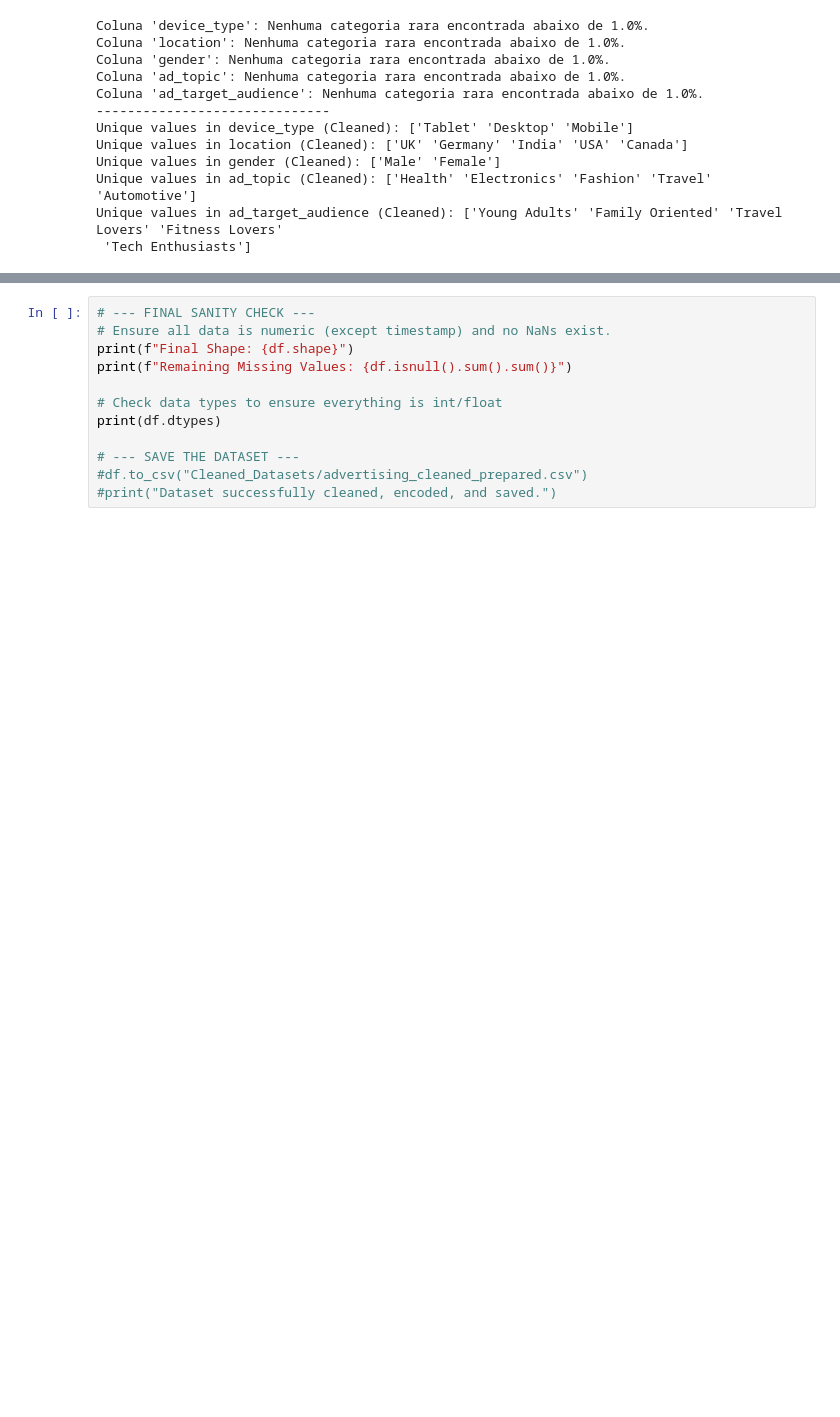
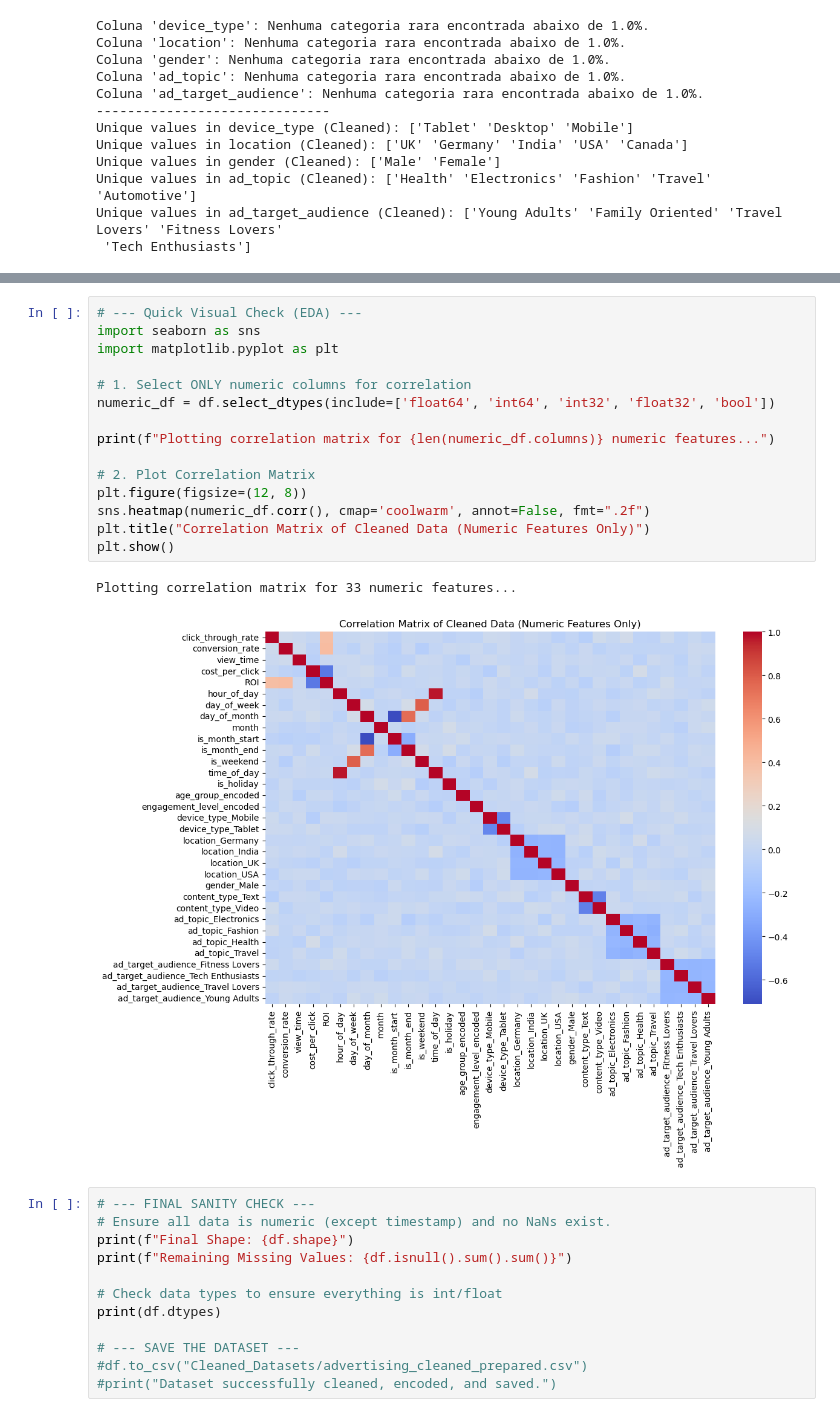
Before and after one commit to 1220823/Viralytics-Desafio-2, a Jupyter notebook: Limpeza_Advertising.ipynb, the cells around one changed output, grey strips where cells are left out. Saved outputs shown, nothing was run; the diff lists cells and outputs as text; blank space fills up the shorter version.

```diff
--- a/Limpeza_Advertising.ipynb
+++ b/Limpeza_Advertising.ipynb
@@ -252,6 +317,24 @@ Encoding Complete. Final Column Count: 33
 | 3 | 0.123995 | 0.0332 | 55 | 1.20 | 0.34 | 14 | 6 | ... |
 | 4 | 0.044757 | 0.1258 | 40 | 0.67 | 0.84 | 9 | 4 | ... |
 5 rows × 33 columns
+# %%
+# --- Quick Visual Check (EDA) ---
+import seaborn as sns
+import matplotlib.pyplot as plt
+
+# 1. Select ONLY numeric columns for correlation
+numeric_df = df.select_dtypes(include=['float64', 'int64', 'int32', 'float32', 'bool'])
+
+print(f"Plotting correlation matrix for {len(numeric_df.columns)} numeric features...")
+
+# 2. Plot Correlation Matrix
+plt.figure(figsize=(12, 8))
+sns.heatmap(numeric_df.corr(), cmap='coolwarm', annot=False, fmt=".2f")
+plt.title("Correlation Matrix of Cleaned Data (Numeric Features Only)")
+plt.show()
+# %% [output]
+Plotting correlation matrix for 33 numeric features...
+[figure, added]
 # %%
 # --- FINAL SANITY CHECK ---
 # Ensure all data is numeric (except timestamp) and no NaNs exist.
```
Also changed, not shown: parts of 7 cells of this notebook, 1 other file.
